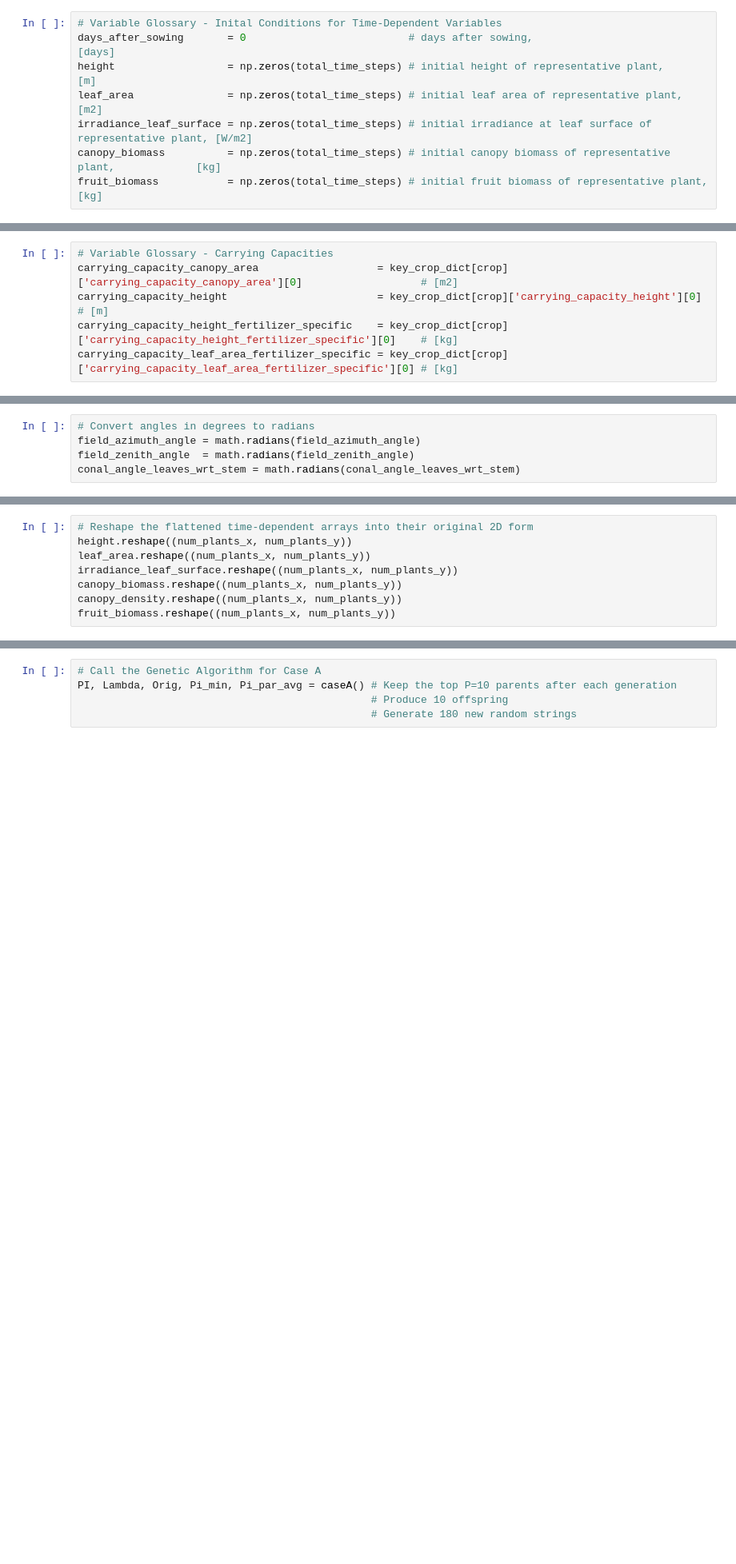
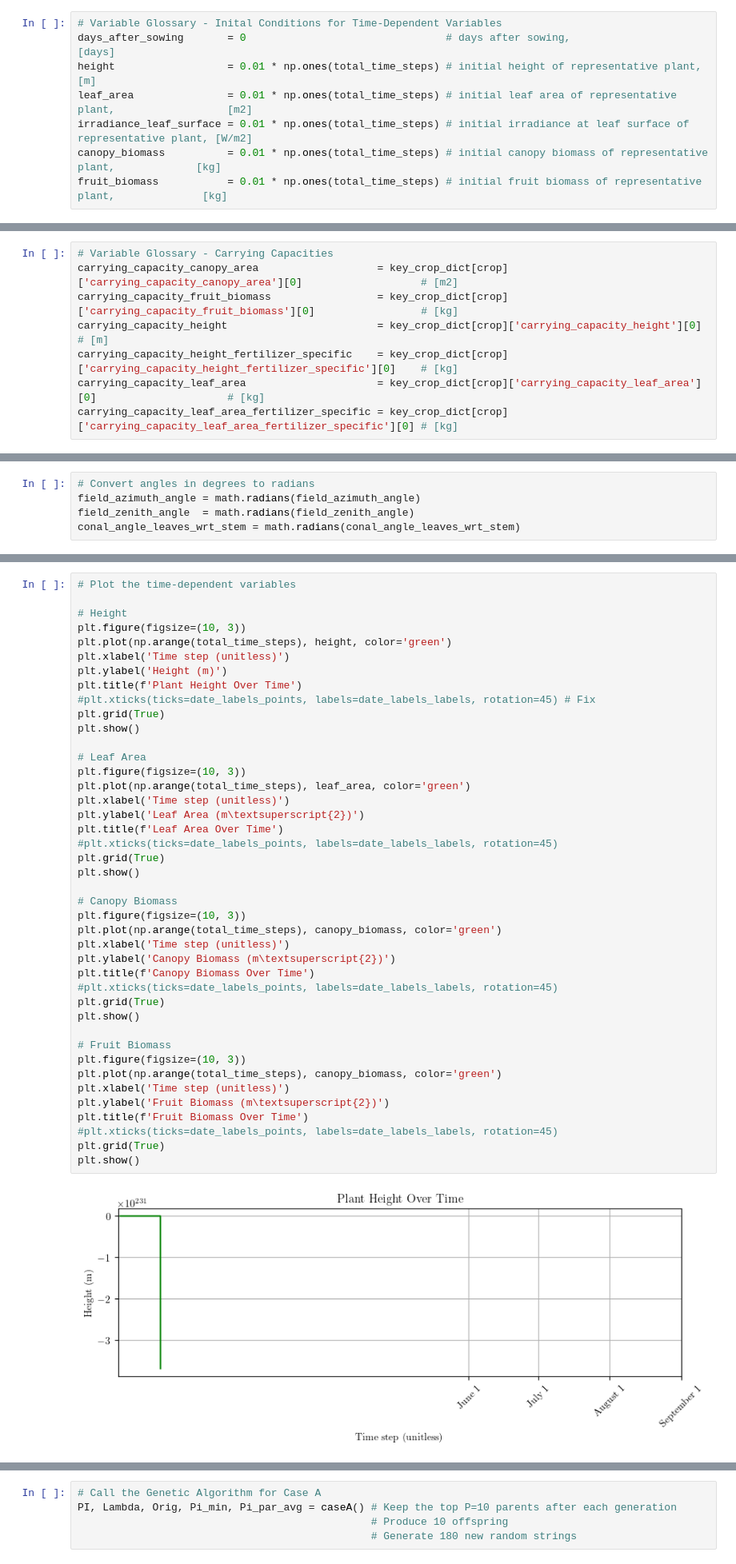
Before and after one commit to carlacupcake/smartfarm, a Jupyter notebook: code/smartfarm.ipynb, the cells around one changed output, grey strips where cells are left out. Shown: that part at 80% size. Saved outputs shown, nothing was run; the diff lists cells and outputs as text; blank space fills up the shorter version.

```diff
--- a/code/smartfarm.ipynb
+++ b/code/smartfarm.ipynb
@@ -241,12 +241,12 @@ num_time_steps_per_day   = int(np.ceil(HOURS_PER_DAY/time_step_size))
 total_time_steps         = total_simulation_days * num_time_steps_per_day                              # total number of simulation time steps, [unitless]
 # %%
 # Variable Glossary - Inital Conditions for Time-Dependent Variables
-days_after_sowing       = 0                          # days after sowing,                                          [days]
-height                  = np.zeros(total_time_steps) # initial height of representative plant,                     [m]
-leaf_area               = np.zeros(total_time_steps) # initial leaf area of representative plant,                  [m2]
-irradiance_leaf_surface = np.zeros(total_time_steps) # initial irradiance at leaf surface of representative plant, [W/m2]
-canopy_biomass          = np.zeros(total_time_steps) # initial canopy biomass of representative plant,             [kg]
-fruit_biomass           = np.zeros(total_time_steps) # initial fruit biomass of representative plant,              [kg]
+days_after_sowing       = 0                                # days after sowing,                                          [days]
+height                  = 0.01 * np.ones(total_time_steps) # initial height of representative plant,                     [m]
+leaf_area               = 0.01 * np.ones(total_time_steps) # initial leaf area of representative plant,                  [m2]
+irradiance_leaf_surface = 0.01 * np.ones(total_time_steps) # initial irradiance at leaf surface of representative plant, [W/m2]
+canopy_biomass          = 0.01 * np.ones(total_time_steps) # initial canopy biomass of representative plant,             [kg]
+fruit_biomass           = 0.01 * np.ones(total_time_steps) # initial fruit biomass of representative plant,              [kg]
 # %%
 # Variable Glossary - Growth Rates
 growth_rate_fruit_biomass                 = key_crop_dict[crop]['growth_rate_fruit_biomass'][0]                 # [1/s]
@@ -278,8 +278,10 @@ decay_rate_leaf_area_water_specific = key_crop_dict[crop]['decay_rate_leaf_area_
 # %%
 # Variable Glossary - Carrying Capacities
 carrying_capacity_canopy_area                   = key_crop_dict[crop]['carrying_capacity_canopy_area'][0]                   # [m2]
+carrying_capacity_fruit_biomass                 = key_crop_dict[crop]['carrying_capacity_fruit_biomass'][0]                 # [kg]
 carrying_capacity_height                        = key_crop_dict[crop]['carrying_capacity_height'][0]                        # [m]
 carrying_capacity_height_fertilizer_specific    = key_crop_dict[crop]['carrying_capacity_height_fertilizer_specific'][0]    # [kg]
+carrying_capacity_leaf_area                     = key_crop_dict[crop]['carrying_capacity_leaf_area'][0]                     # [kg]
 carrying_capacity_leaf_area_fertilizer_specific = key_crop_dict[crop]['carrying_capacity_leaf_area_fertilizer_specific'][0] # [kg]
 # %%
 # Variable Glossary - Gains from Various Stimuli
@@ -601,8 +628,44 @@ IndexError: index 2928 is out of bounds for axis 0 with size 2928
 # %%
-# Reshape the flattened time-dependent arrays into their original 2D form
-height.reshape((num_plants_x, num_plants_y))
-leaf_area.reshape((num_plants_x, num_plants_y))
-irradiance_leaf_surface.reshape((num_plants_x, num_plants_y))
-canopy_biomass.reshape((num_plants_x, num_plants_y))
-canopy_density.reshape((num_plants_x, num_plants_y))
-fruit_biomass.reshape((num_plants_x, num_plants_y))
+# Plot the time-dependent variables
+
+# Height
+plt.figure(figsize=(10, 3))
+plt.plot(np.arange(total_time_steps), height, color='green')
+plt.xlabel('Time step (unitless)')
+plt.ylabel('Height (m)')
+plt.title(f'Plant Height Over Time')
+#plt.xticks(ticks=date_labels_points, labels=date_labels_labels, rotation=45) # Fix
+plt.grid(True)
+plt.show()
+
+# Leaf Area
+plt.figure(figsize=(10, 3))
+plt.plot(np.arange(total_time_steps), leaf_area, color='green')
+plt.xlabel('Time step (unitless)')
+plt.ylabel('Leaf Area (m\textsuperscript{2})')
+plt.title(f'Leaf Area Over Time')
+#plt.xticks(ticks=date_labels_points, labels=date_labels_labels, rotation=45)
+plt.grid(True)
+plt.show()
+
+# Canopy Biomass
+plt.figure(figsize=(10, 3))
+plt.plot(np.arange(total_time_steps), canopy_biomass, color='green')
+plt.xlabel('Time step (unitless)')
+plt.ylabel('Canopy Biomass (m\textsuperscript{2})')
+plt.title(f'Canopy Biomass Over Time')
+#plt.xticks(ticks=date_labels_points, labels=date_labels_labels, rotation=45)
+plt.grid(True)
+plt.show()
+
+# Fruit Biomass
+plt.figure(figsize=(10, 3))
+plt.plot(np.arange(total_time_steps), canopy_biomass, color='green')
+plt.xlabel('Time step (unitless)')
+plt.ylabel('Fruit Biomass (m\textsuperscript{2})')
+plt.title(f'Fruit Biomass Over Time')
+#plt.xticks(ticks=date_labels_points, labels=date_labels_labels, rotation=45)
+plt.grid(True)
+plt.show()
+# %% [output]
+[figure, added]
```
Also changed, not shown: parts of 2 cells of this notebook, 8 other files.
